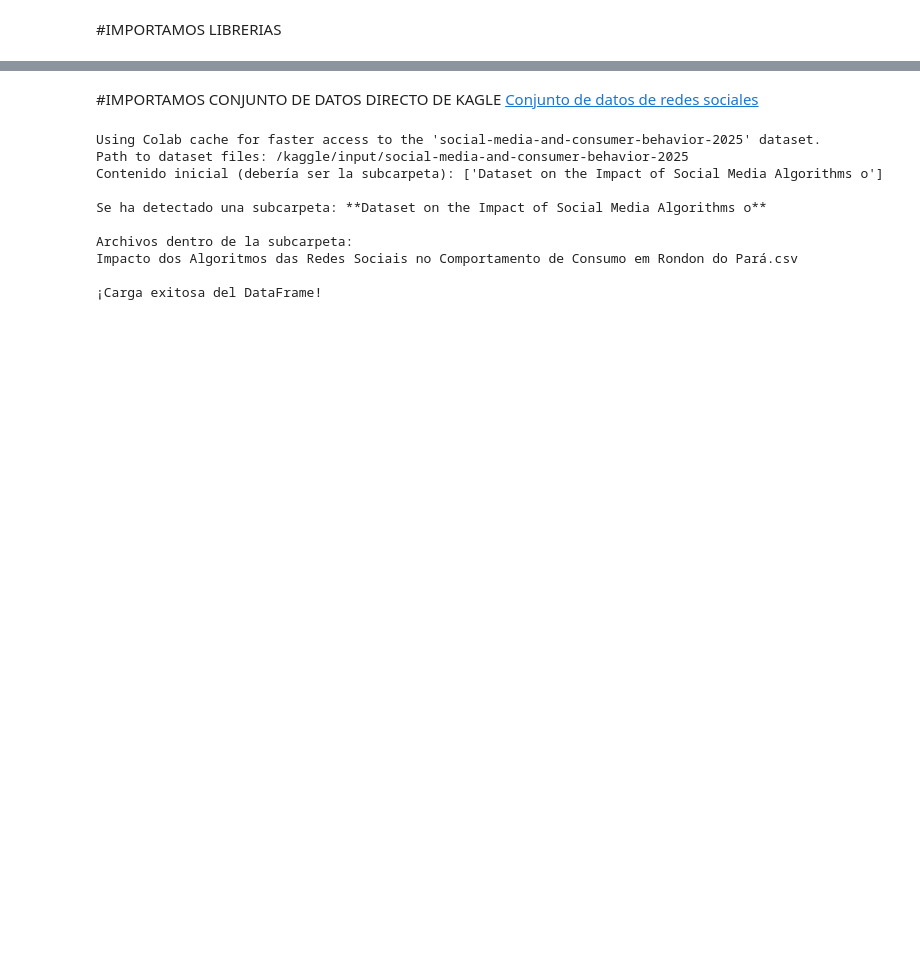
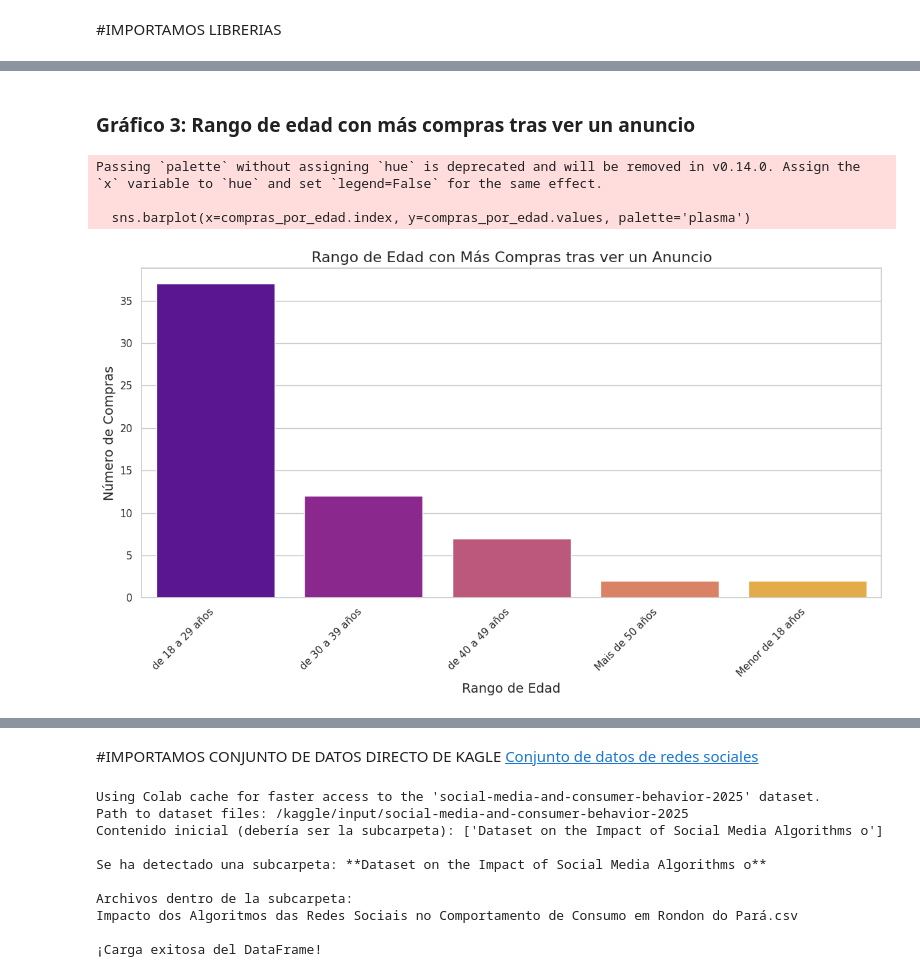
Before and after one commit to Maria-Guadalupe111/redes-socialess, a Jupyter notebook: AnalisisRedesSociales.ipynb, the cells around one changed output, grey strips where cells are left out. Drawn from its saved outputs; the diff is of its cells as text; code cells hidden in the pictures; blank space fills up the shorter version.

```diff
--- a/AnalisisRedesSociales.ipynb
+++ b/AnalisisRedesSociales.ipynb
@@ -4,0 +68,16 @@
+# %% [markdown]
+### Gráfico 3: Rango de edad con más compras tras ver un anuncio
+# %%
+plt.figure(figsize=(12, 7))
+sns.barplot(x=compras_por_edad.index, y=compras_por_edad.values, palette='plasma')
+plt.title('Rango de Edad con Más Compras tras ver un Anuncio', fontsize=16)
+plt.xlabel('Rango de Edad', fontsize=14)
+plt.ylabel('Número de Compras', fontsize=14)
+plt.xticks(rotation=45, ha='right')
+plt.tight_layout()
+plt.show()
+# %% [output]
+Passing `palette` without assigning `hue` is deprecated and will be removed in v0.14.0. Assign the `x` variable to `hue` and set `legend=False` for the same effect.
+
+  sns.barplot(x=compras_por_edad.index, y=compras_por_edad.values, palette='plasma')
+[figure, added]
```
Also changed, not shown: parts of 37 cells of this notebook.
